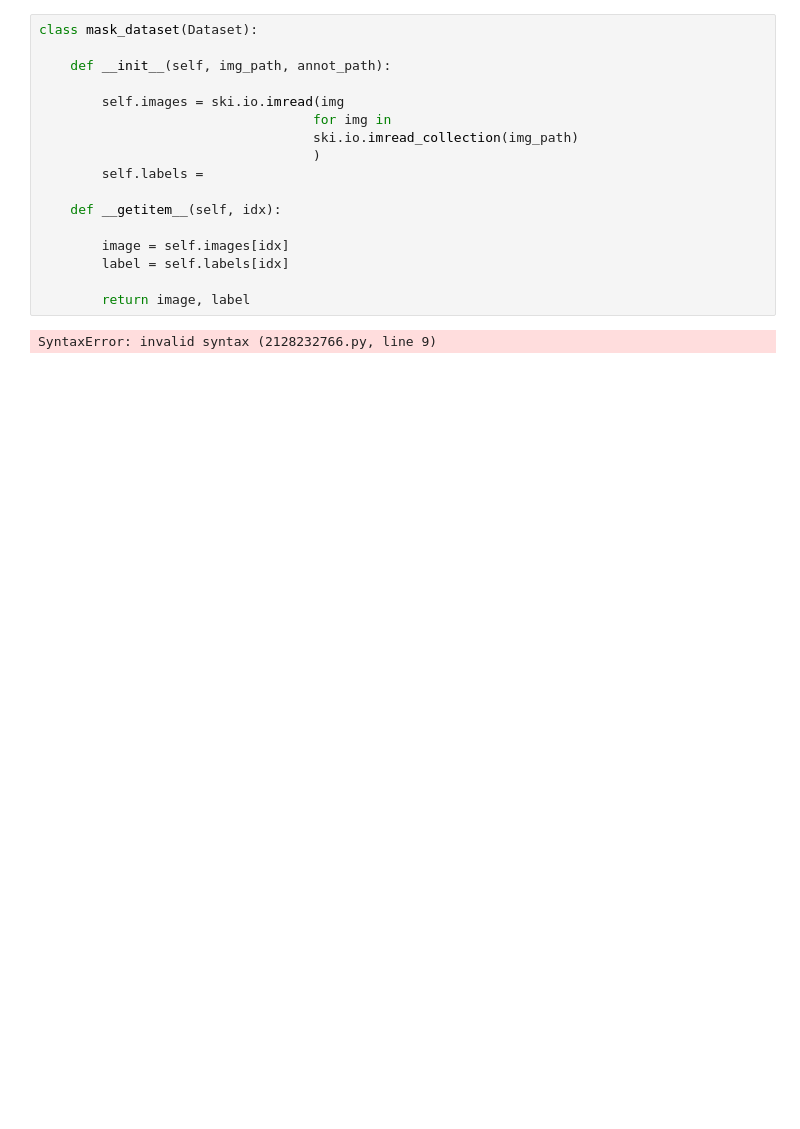
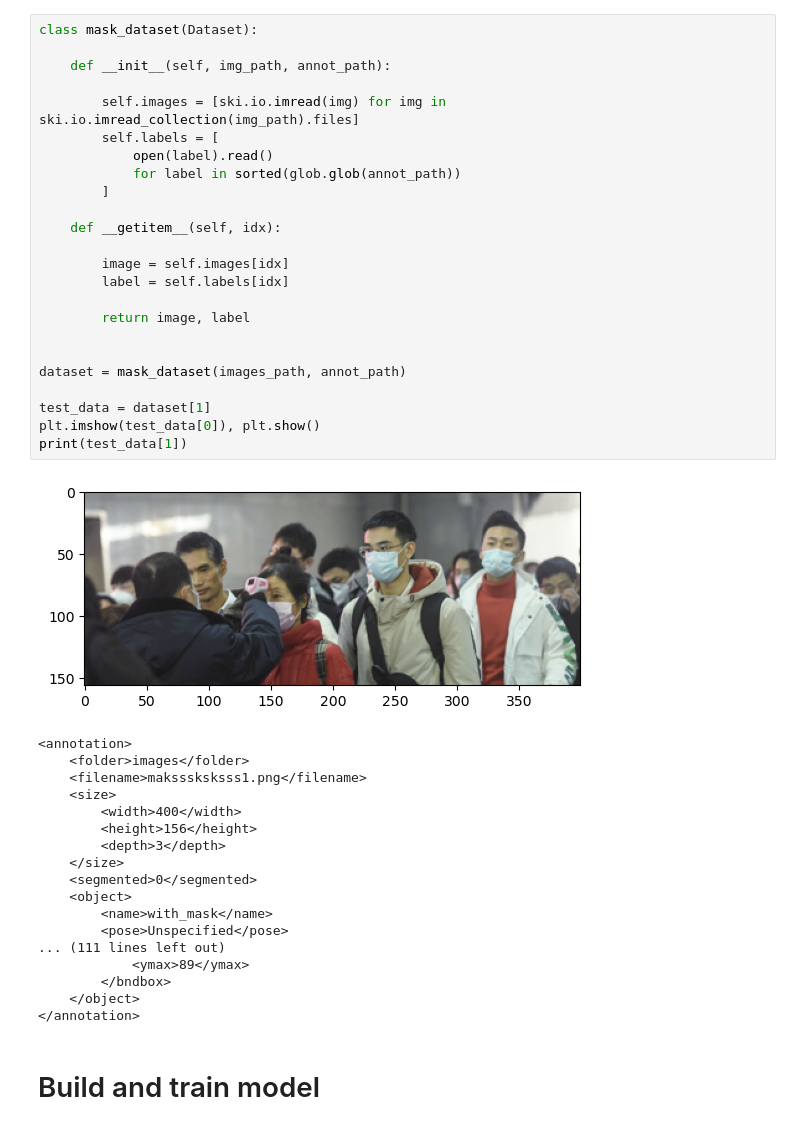
Before and after one commit to TheoFABIEN/Funny-projects, a Jupyter notebook: yolo-face-mask-detection.ipynb, the cells around one changed output. Drawn from its saved outputs; the diff is of its cells as text; blank space fills up the shorter version.

```diff
--- a/yolo-face-mask-detection.ipynb
+++ b/yolo-face-mask-detection.ipynb
@@ -47,19 +113,45 @@ print(test)
 # %%
 class mask_dataset(Dataset):
 
     def __init__(self, img_path, annot_path):
 
-        self.images = ski.io.imread(img
-                                   for img in
-                                   ski.io.imread_collection(img_path)
-                                   )
-        self.labels =
+        self.images = [ski.io.imread(img) for img in ski.io.imread_collection(img_path).files]
+        self.labels = [
+            open(label).read()
+            for label in sorted(glob.glob(annot_path))
+        ]
 
     def __getitem__(self, idx):
 
         image = self.images[idx]
         label = self.labels[idx]
 
         return image, label
+
+
+dataset = mask_dataset(images_path, annot_path)
+
+test_data = dataset[1]
+plt.imshow(test_data[0]), plt.show()
+print(test_data[1])
 # %% [output]
+[figure, added]
-SyntaxError: invalid syntax (2128232766.py, line 9)
+<annotation>
+    <folder>images</folder>
+    <filename>maksssksksss1.png</filename>
+    <size>
+        <width>400</width>
+        <height>156</height>
+        <depth>3</depth>
+    </size>
+    <segmented>0</segmented>
+    <object>
+        <name>with_mask</name>
+        <pose>Unspecified</pose>
+... (111 lines left out)
+            <ymax>89</ymax>
+        </bndbox>
+    </object>
+</annotation>
+# %% [markdown]
+# Build and train model
```
Also changed, not shown: parts of 9 cells of this notebook.
